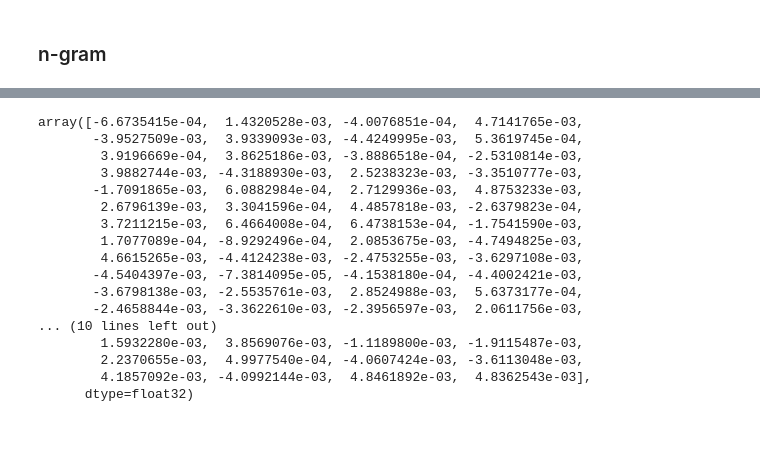
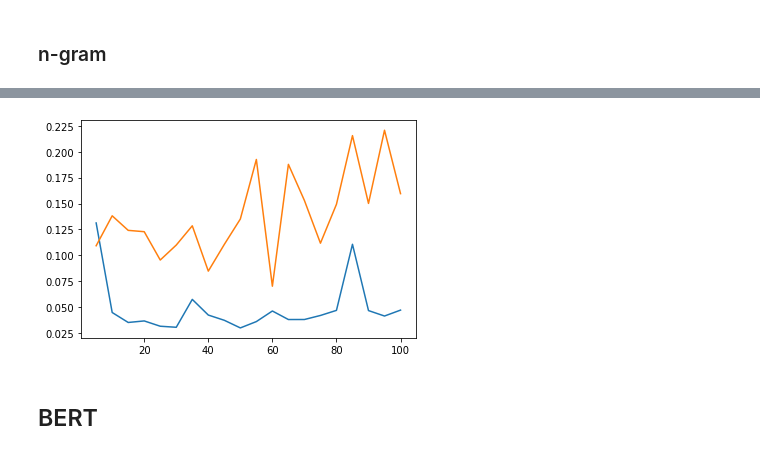
Before and after one commit to NicoJanko/Projet_6_OPC, a Jupyter notebook: Projet6.ipynb, the cells around one changed output, grey strips where cells are left out. Cells and saved outputs as stored; diff of their text form; code cells hidden in the pictures.

```diff
--- a/Projet6.ipynb
+++ b/Projet6.ipynb
@@ -466,26 +428,26 @@ plt.show()
 # %%
 from gensim.models.doc2vec import Doc2Vec, TaggedDocument
-# %%
-# need to tagged the documents
-tagged_txt = [TaggedDocument(d, [i]) for i, d in enumerate(txt_df['description_token'].tolist())]
-model4 = Doc2Vec(tagged_txt, epochs = 100)
-# %%
-model4.infer_vector(['this', 'is', 'test'])
-# %% [output]
-array([-6.6735415e-04,  1.4320528e-03, -4.0076851e-04,  4.7141765e-03,
-       -3.9527509e-03,  3.9339093e-03, -4.4249995e-03,  5.3619745e-04,
-        3.9196669e-04,  3.8625186e-03, -3.8886518e-04, -2.5310814e-03,
-        3.9882744e-03, -4.3188930e-03,  2.5238323e-03, -3.3510777e-03,
-       -1.7091865e-03,  6.0882984e-04,  2.7129936e-03,  4.8753233e-03,
-        2.6796139e-03,  3.3041596e-04,  4.4857818e-03, -2.6379823e-04,
-        3.7211215e-03,  6.4664008e-04,  6.4738153e-04, -1.7541590e-03,
-        1.7077089e-04, -8.9292496e-04,  2.0853675e-03, -4.7494825e-03,
-        4.6615265e-03, -4.4124238e-03, -2.4753255e-03, -3.6297108e-03,
-       -4.5404397e-03, -7.3814095e-05, -4.1538180e-04, -4.4002421e-03,
-       -3.6798138e-03, -2.5535761e-03,  2.8524988e-03,  5.6373177e-04,
-       -2.4658844e-03, -3.3622610e-03, -2.3956597e-03,  2.0611756e-03,
-... (10 lines left out)
-        1.5932280e-03,  3.8569076e-03, -1.1189800e-03, -1.9115487e-03,
-        2.2370655e-03,  4.9977540e-04, -4.0607424e-03, -3.6113048e-03,
-        4.1857092e-03, -4.0992144e-03,  4.8461892e-03,  4.8362543e-03],
-      dtype=float32)
+# %%
+
+tagged_txt = [TaggedDocument(d, [i]) for i, d in enumerate(txt_df['description_token'].tolist())]
+ari_l = []
+ari_l1 = []
+for i in np.arange(5,105,5):
+    model4 = Doc2Vec(tagged_txt, epochs = i, vector_size = 300)
+    temp = txt_df['description_token'].apply(lambda x: model4.infer_vector(x))
+    temp = pd.DataFrame(temp.tolist())
+    clus.fit(temp)
+    clus1.fit(temp)
+    ari_l.append(metrics.adjusted_rand_score(np.array(txt_df['labels_0']),
+                                                 np.array(clus.labels_)
+                                                 ))
+    ari_l1.append(metrics.adjusted_rand_score(np.array(txt_df['labels_1']),
+                                                 np.array(clus1.labels_)
+                                                 ))
+plt.plot(np.arange(5,105,5),ari_l)
+plt.plot(np.arange(5,105,5),ari_l1)
+plt.show()
+# %% [output]
+[figure, added]
+# %% [markdown]
+## BERT
```
Also changed, not shown: parts of 42 cells of this notebook.
